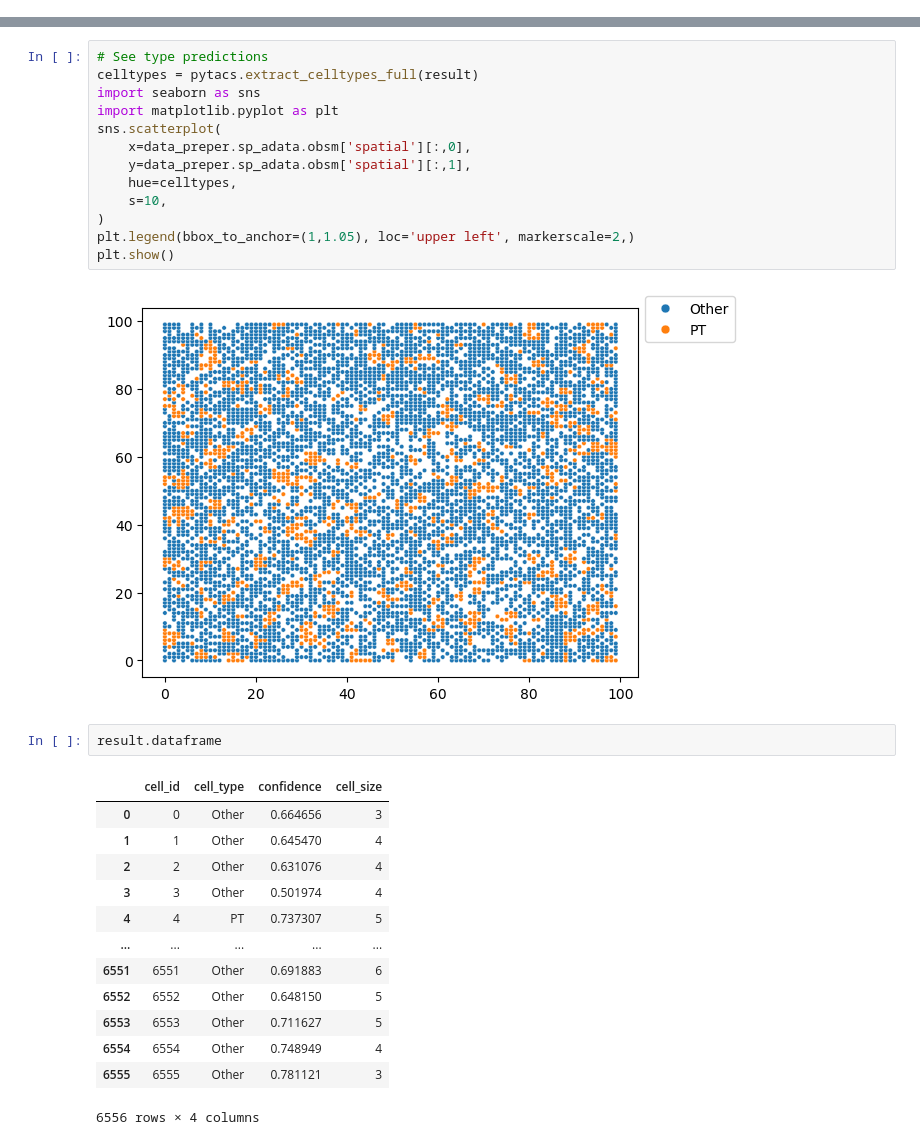
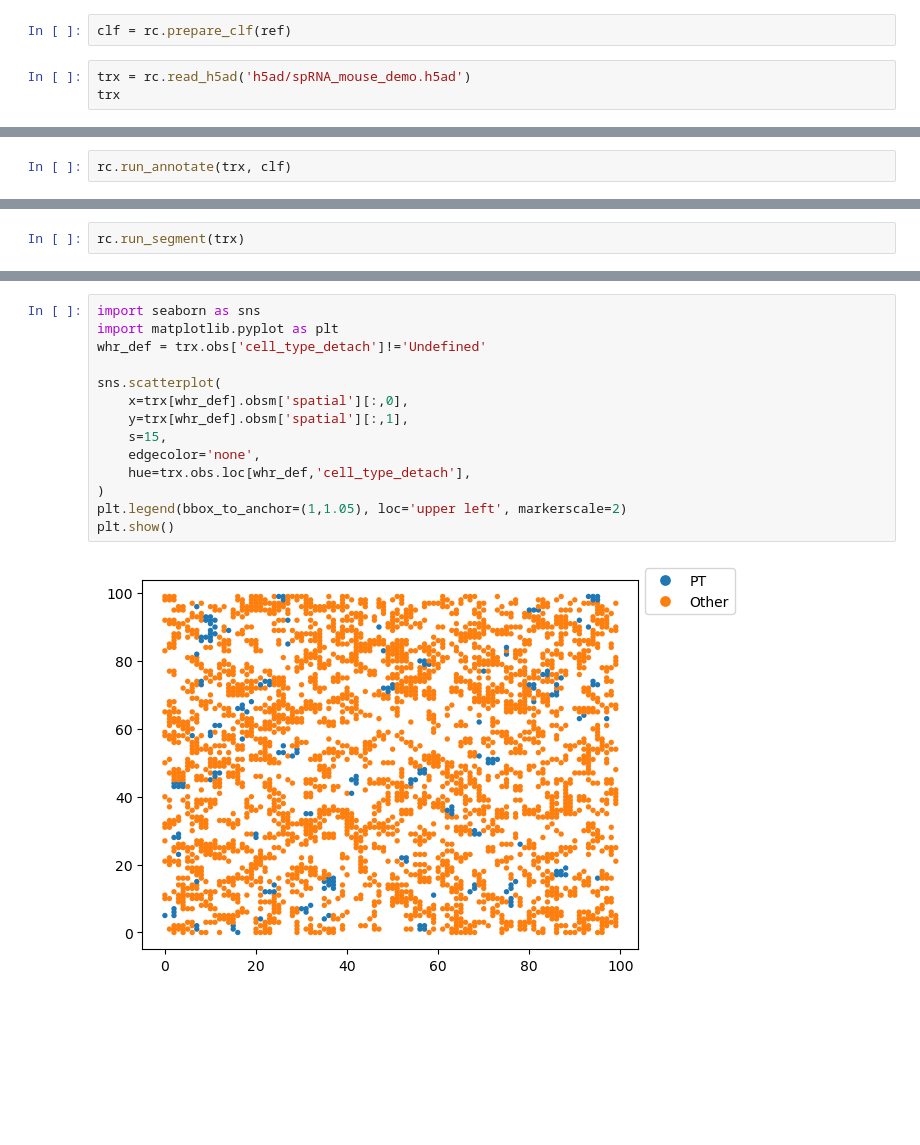
Before and after one commit to LIU-Xnd/pytacs, a Jupyter notebook: data/demo/demo.ipynb, the cells around one changed output, grey strips where cells are left out. Cells and saved outputs as stored; diff of their text form; blank space fills up the shorter version.

```diff
--- a/data/demo/demo.ipynb
+++ b/data/demo/demo.ipynb
@@ -46,0 +21,5 @@ counter_celltypes_global={'Other': 5473, 'PT': 1083}
+# %%
+clf = rc.prepare_clf(ref)
+# %%
+trx = rc.read_h5ad('h5ad/spRNA_mouse_demo.h5ad')
+trx
@@ -46,0 +53,2 @@ counter_celltypes_global={'Other': 5473, 'PT': 1083}
+# %%
+rc.run_annotate(trx, clf)
@@ -46,0 +82,2 @@ counter_celltypes_global={'Other': 5473, 'PT': 1083}
+# %%
+rc.run_segment(trx)
@@ -47,31 +134,16 @@ counter_celltypes_global={'Other': 5473, 'PT': 1083}
 # %%
-# See type predictions
-celltypes = pytacs.extract_celltypes_full(result)
 import seaborn as sns
 import matplotlib.pyplot as plt
+whr_def = trx.obs['cell_type_detach']!='Undefined'
+
 sns.scatterplot(
-    x=data_preper.sp_adata.obsm['spatial'][:,0],
-    y=data_preper.sp_adata.obsm['spatial'][:,1],
-    hue=celltypes,
-    s=10,
+    x=trx[whr_def].obsm['spatial'][:,0],
+    y=trx[whr_def].obsm['spatial'][:,1],
+    s=15,
+    edgecolor='none',
+    hue=trx.obs.loc[whr_def,'cell_type_detach'],
 )
-plt.legend(bbox_to_anchor=(1,1.05), loc='upper left', markerscale=2,)
+plt.legend(bbox_to_anchor=(1,1.05), loc='upper left', markerscale=2)
 plt.show()
 # %% [output]
-[figure, old version]
+[figure, new version]
-# %%
-result.dataframe
-# %% [output]
-|  | cell_id | cell_type | confidence | cell_size |
-| 0 | 0 | Other | 0.664656 | 3 |
-| 1 | 1 | Other | 0.645470 | 4 |
-| 2 | 2 | Other | 0.631076 | 4 |
-| 3 | 3 | Other | 0.501974 | 4 |
-| 4 | 4 | PT | 0.737307 | 5 |
-| ... | ... | ... | ... | ... |
-| 6551 | 6551 | Other | 0.691883 | 6 |
-| 6552 | 6552 | Other | 0.648150 | 5 |
-| 6553 | 6553 | Other | 0.711627 | 5 |
-| 6554 | 6554 | Other | 0.748949 | 4 |
-| 6555 | 6555 | Other | 0.781121 | 3 |
-6556 rows × 4 columns
```
Also changed, not shown: parts of 26 cells of this notebook, 12 other files.
